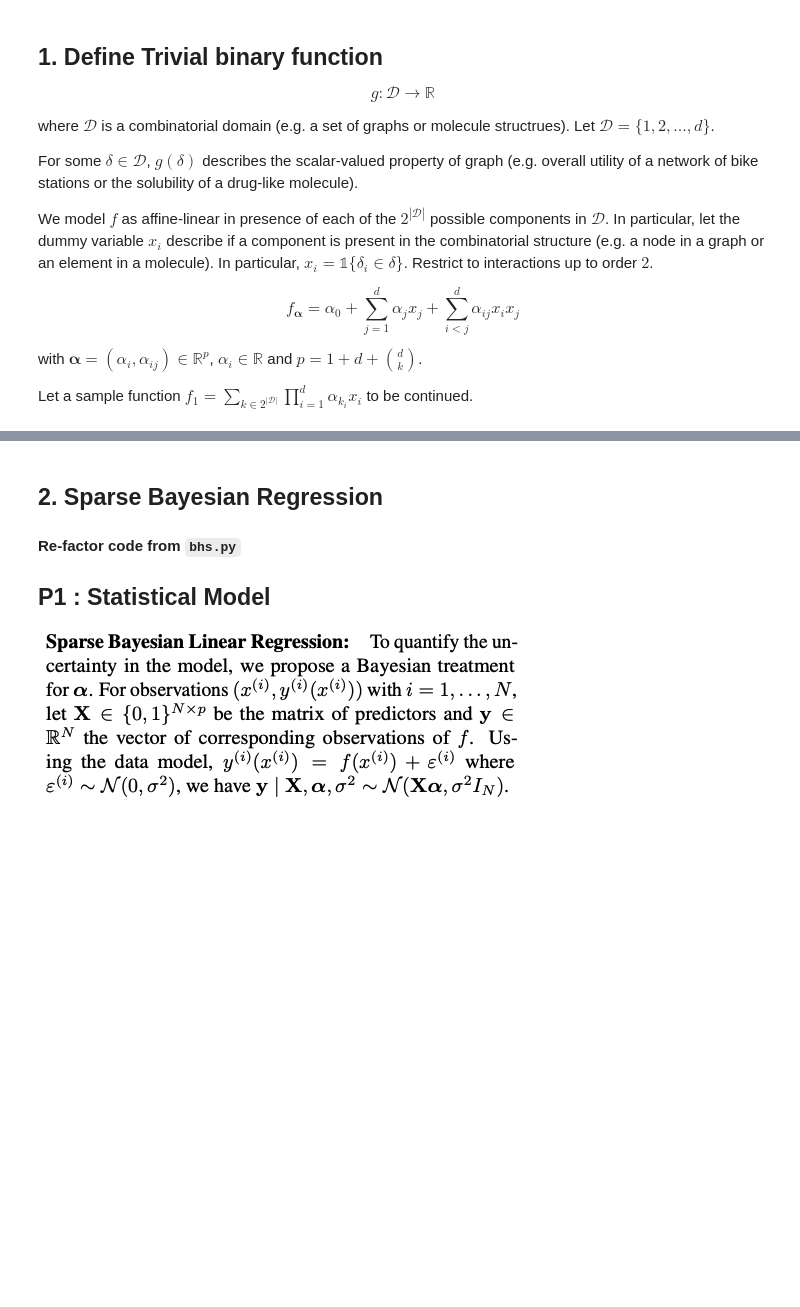
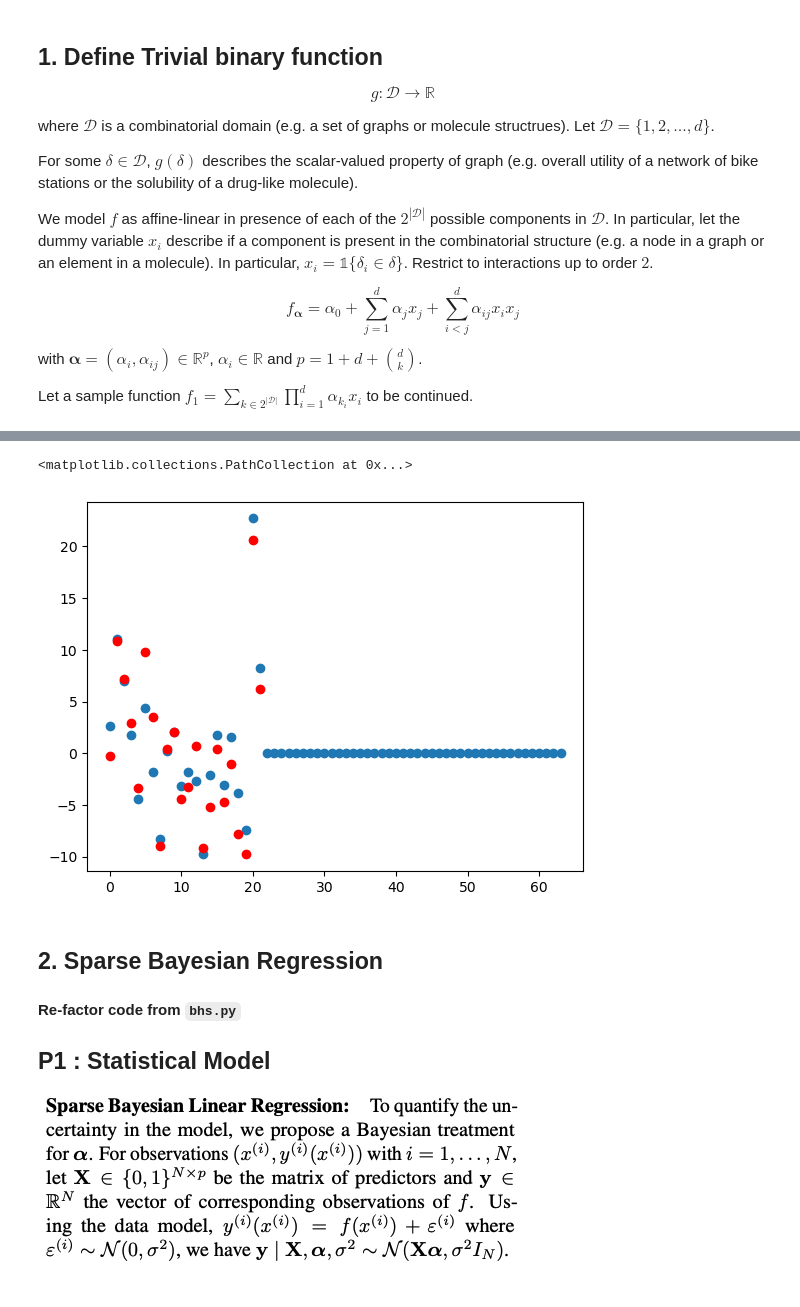
Before and after one commit to 7shoe/Combinatorial_BO, a Jupyter notebook: BOCS (2018) - Intro Script - Bayesian Optimization of Combinatorial Structures.ipynb, the cells around one changed output, grey strips where cells are left out. Cells and saved outputs as stored; diff of their text form; code cells hidden in the pictures; blank space fills up the shorter version.

```diff
--- a/BOCS (2018) - Intro Script - Bayesian Optimization of Combinatorial Structures.ipynb
+++ b/BOCS (2018) - Intro Script - Bayesian Optimization of Combinatorial Structures.ipynb
@@ -249,3 +285,9 @@ array([3.31695967, 0.82844224, 0.65912432, 0.78290543, 0.73813421,
+# %%
+plt.scatter(range(len(a_GT)), a_GT)
+plt.scatter(range(len(alpha_post)), alpha_post, c='red')
+# %% [output]
+<matplotlib.collections.PathCollection at 0x...>
+[figure, added]
 # %% [markdown]
 ## 2. Sparse Bayesian Regression
 
```
Also changed, not shown: parts of 35 cells of this notebook.
